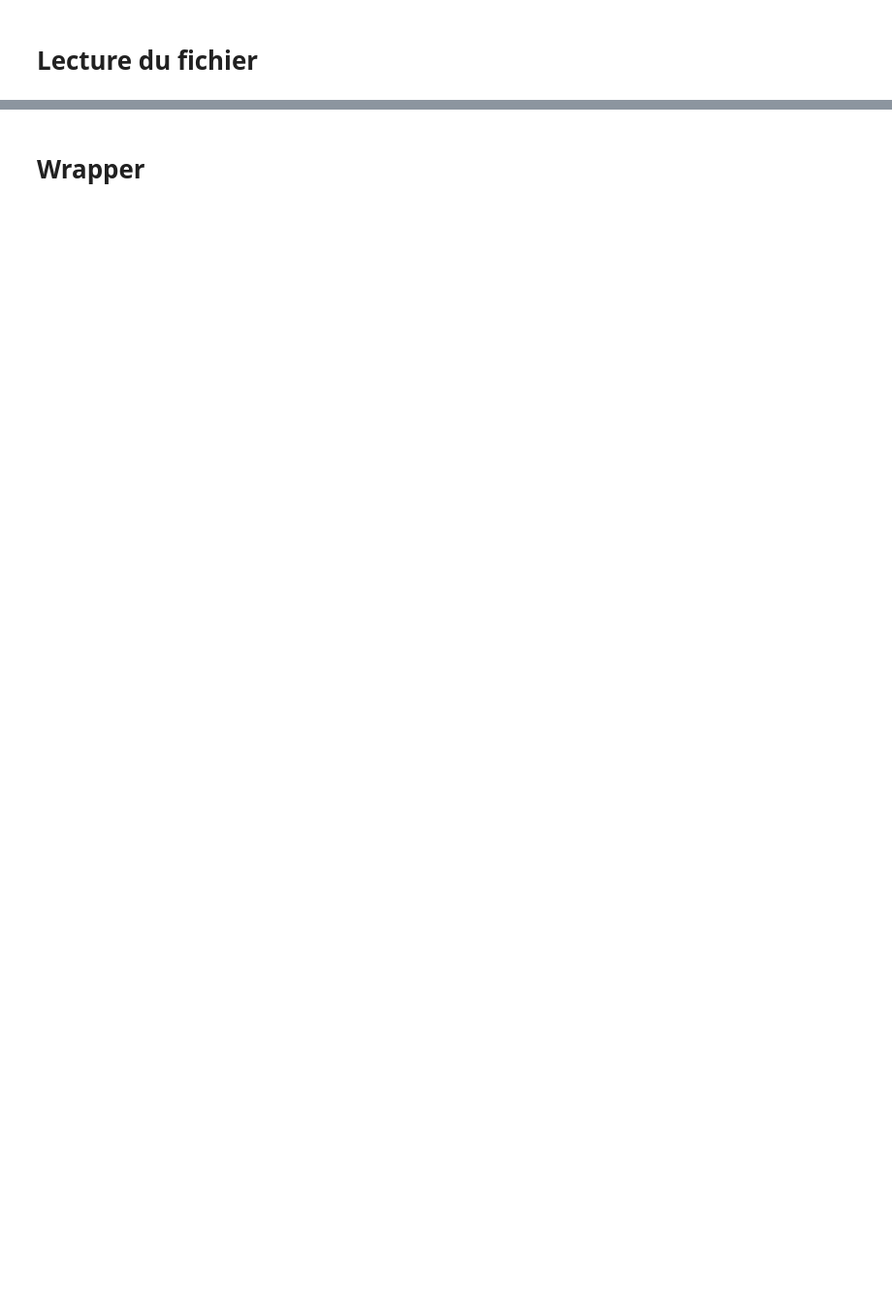
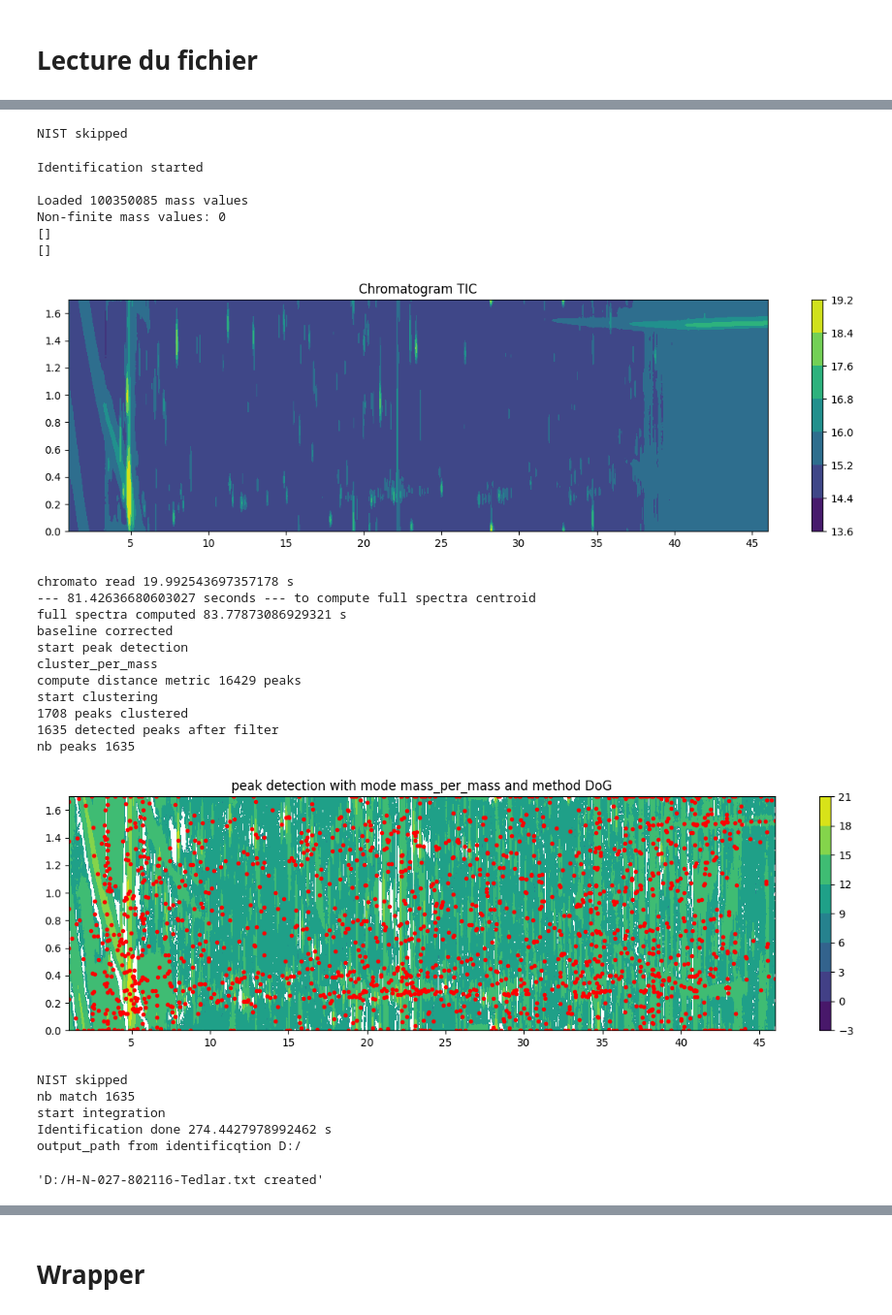
Before and after one commit to Lollith/Python-2DGC-Alignment, a Jupyter notebook: notebooks/db_scan.ipynb, the cells around one changed output, grey strips where cells are left out. Shown at 97% size. Saved outputs shown, nothing was run; the diff lists cells and outputs as text; code cells hidden in the pictures; blank space fills up the shorter version.

```diff
--- a/notebooks/db_scan.ipynb
+++ b/notebooks/db_scan.ipynb
@@ -41,0 +68,8 @@ baseline corrected
+# %%
+import matching
+matches = matching.matching_nist_lib_from_chromato_cube(
+            (chromato, time_rn, mass_range), chromato_cube, coordinates,
+            mod_time=1.7,
+            match_factor_min=650, nist=False)
+# %% [output]
+NIST skipped
@@ -41,0 +81,37 @@ baseline corrected
+# %%
+sample_identification("D:/cdf centroid", "H-N-027-802116-Tedlar.cdf", "D:/",
+                          mod_time=1.7,
+                          method="DoG", mode="mass_per_mass",
+                          noise_factor=5, abs_thresholds=1000,
+                          rel_thresholds=0.001,
+                          cluster=0.5,
+                          min_distance=1, min_sigma=1, max_sigma=20, sigma_ratio=2,
+                          num_sigma=10,
+                          formated_spectra=True, match_factor_min=600, min_persistence=0.0002,
+                          overlap=0.5, eps=0.001, min_samples=1, nist=False,quant_method="mass", extract_patch=True,output_hdf5_file= "D:/data_set.h5")
+# %% [output]
+Identification started
+
+Loaded 100350085 mass values
+Non-finite mass values: 0
+[]
+[]
+[figure, added]
+chromato read 19.992543697357178 s
+--- 81.42636680603027 seconds --- to compute full spectra centroid
+full spectra computed 83.77873086929321 s
+baseline corrected
+start peak detection
+cluster_per_mass
+compute distance metric 16429 peaks
+start clustering
+1708 peaks clustered
+1635 detected peaks after filter
+nb peaks 1635
+[figure, added]
+NIST skipped
+nb match 1635
+start integration
+Identification done 274.4427978992462 s
+output_path from identificqtion D:/
+'D:/H-N-027-802116-Tedlar.txt created'
```
Also changed, not shown: parts of 14 cells of this notebook, 4 other files.
